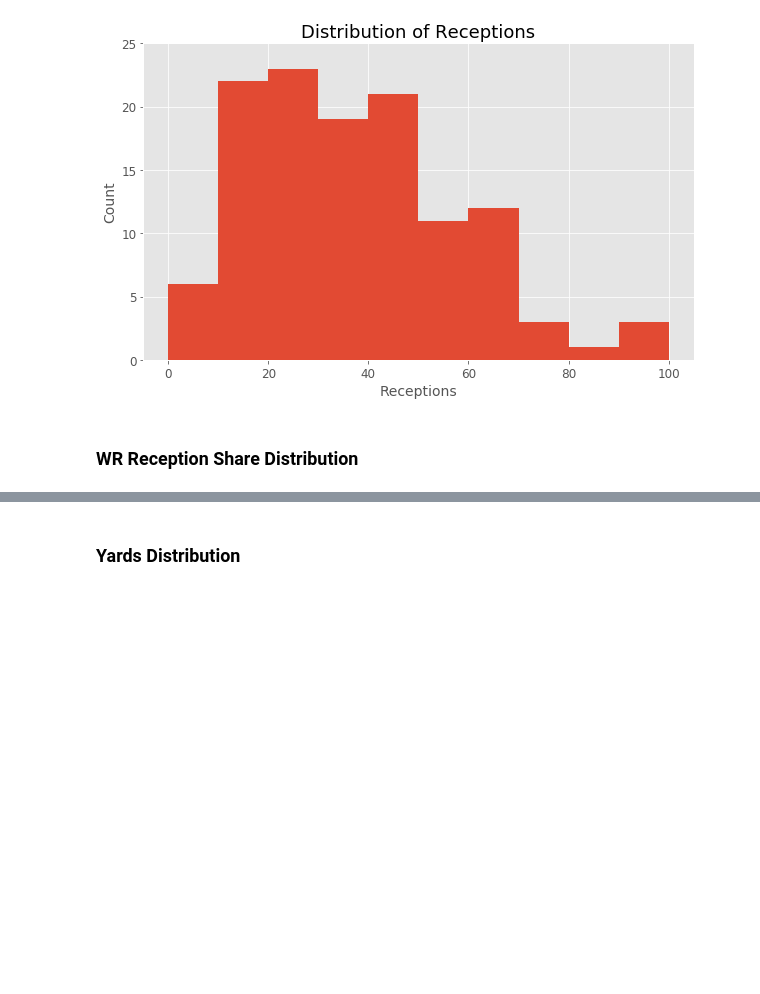
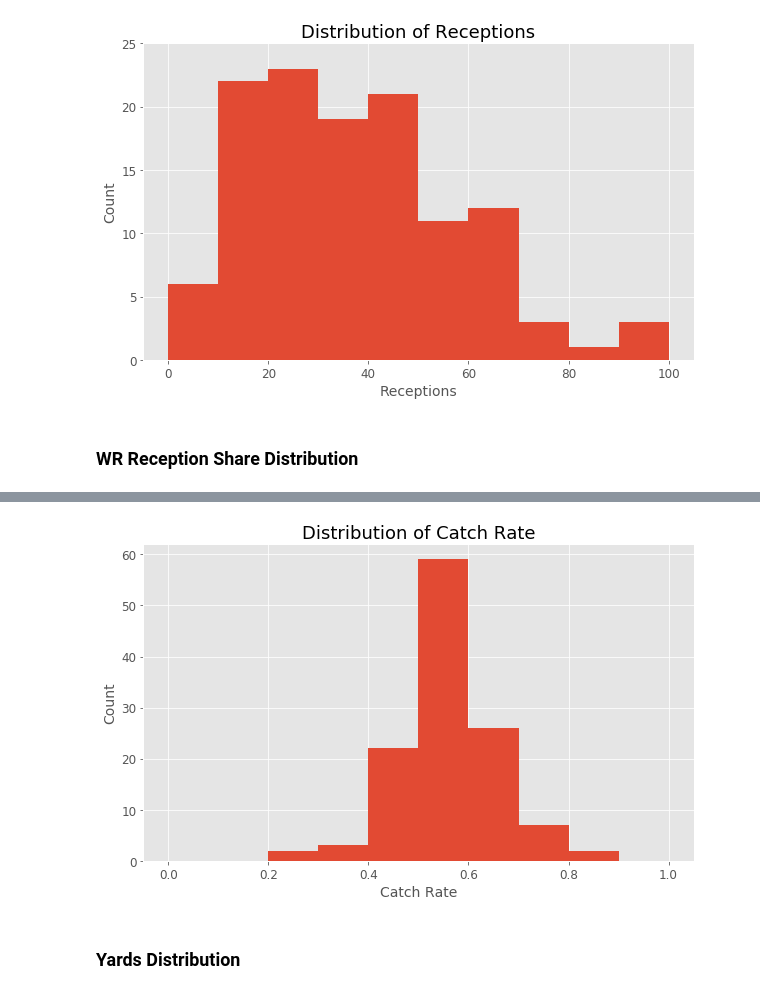
Before and after one commit to tevans-barton/WRSecondYearJumps, a Jupyter notebook: notebooks/4.0 EDA Post-Cleaning.ipynb, the cells around one changed output, grey strips where cells are left out. Drawn from its saved outputs; the diff is of its cells as text; code cells hidden in the pictures; blank space fills up the shorter version.

```diff
--- a/notebooks/4.0 EDA Post-Cleaning.ipynb
+++ b/notebooks/4.0 EDA Post-Cleaning.ipynb
@@ -168,2 +169,6 @@ eda_viz_post.rec_distribution(savefig = True)
+# %%
+eda_viz_post.catchrate_distribution(savefig = True)
+# %% [output]
+[figure, added]
 # %% [markdown]
 ### Yards Distribution
```
Also changed, not shown: parts of 38 cells of this notebook, 3 other files.
